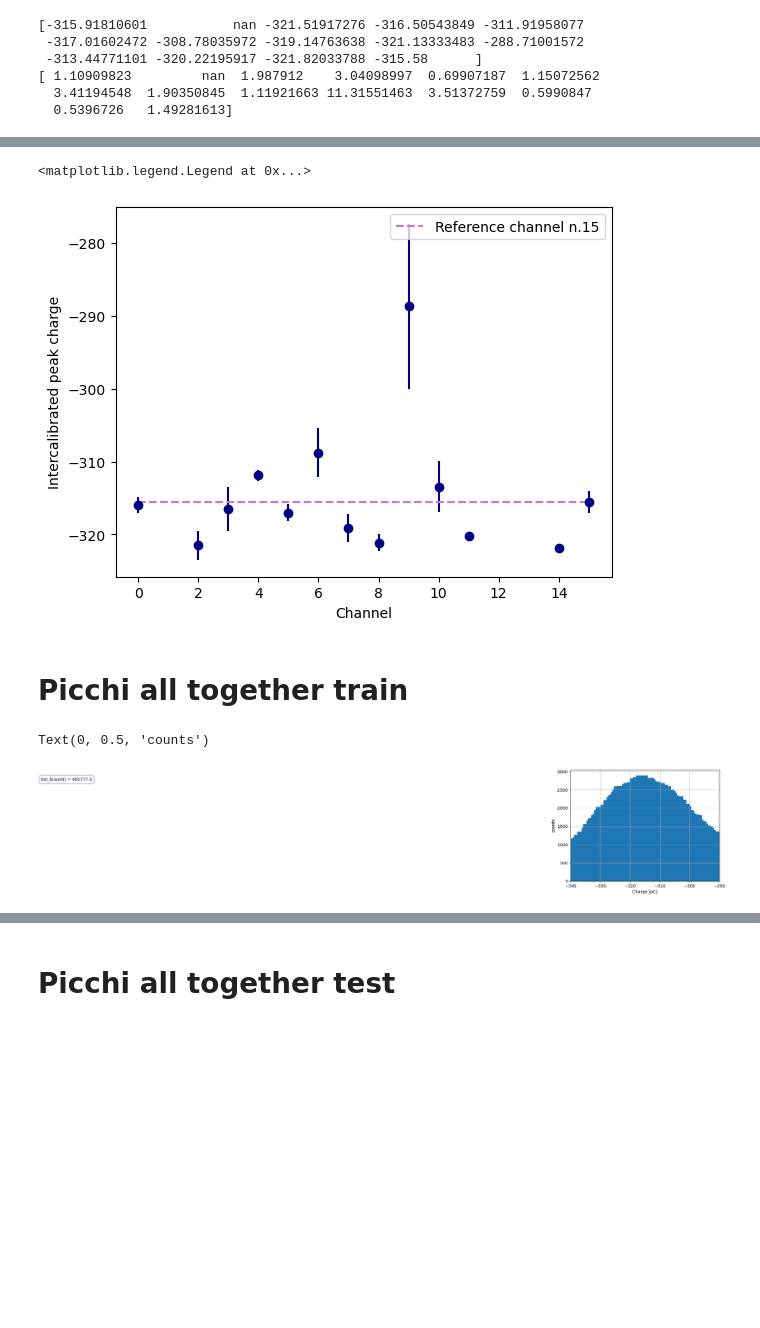
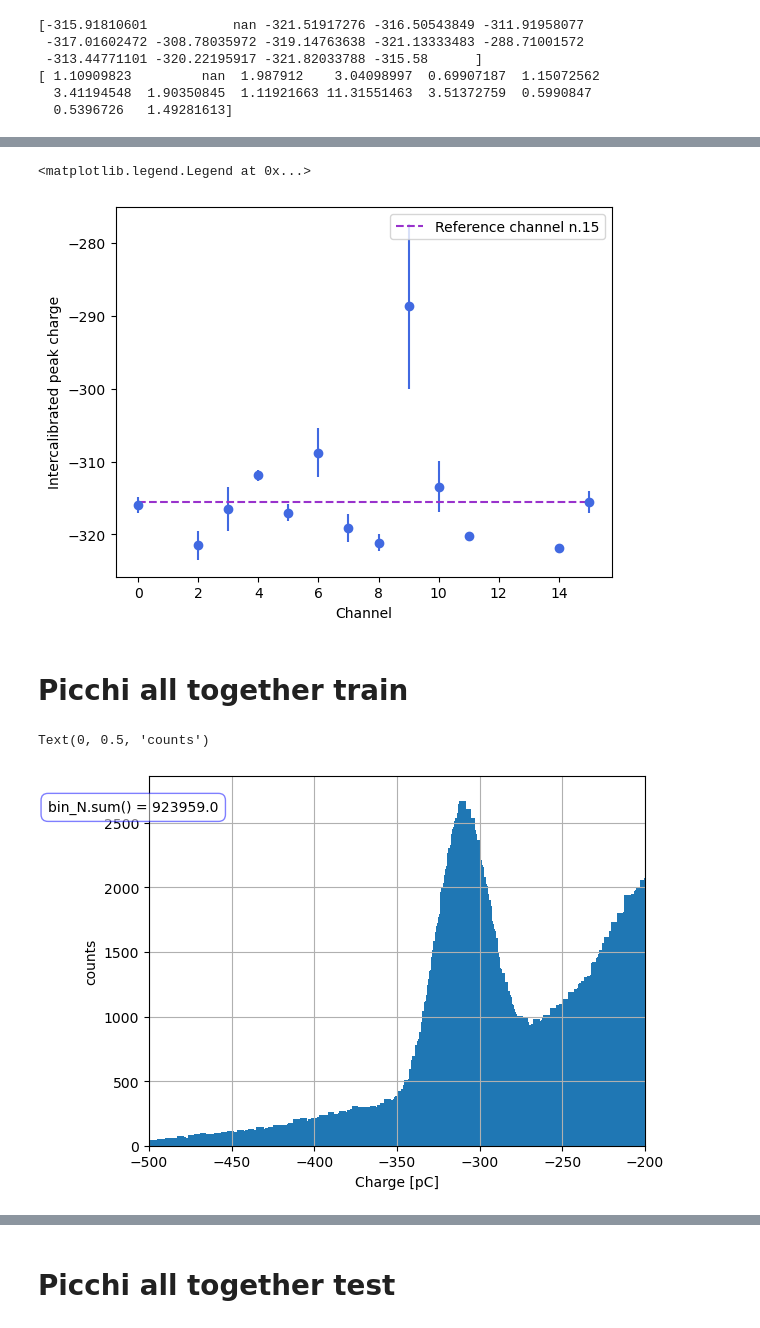
Before and after one commit to 0-DvD-0/Sfera, a Jupyter notebook: Jupyter/intercalibrrazione.ipynb, the cells around one changed output, grey strips where cells are left out. Drawn from its saved outputs; the diff is of its cells as text; code cells hidden in the pictures; blank space fills up the shorter version.

```diff
--- a/Jupyter/intercalibrrazione.ipynb
+++ b/Jupyter/intercalibrrazione.ipynb
@@ -120,13 +138,14 @@ print(test_peak_errors)
 # %%
+#plot con train e test insieme
 #plot
-plt.errorbar(list, test_peak_centers, yerr=test_peak_errors, ls='', marker='o', color='navy')
-plt.plot(list, 0*np.array(list) + peak_centers[channel_ref], color='orchid', ls='--', label='Reference channel n.{}'.format(channel_ref))
+plt.errorbar(list, test_peak_centers, yerr=test_peak_errors, ls='', marker='o', color='royalblue')
+plt.plot(list, 0*np.array(list) + peak_centers[channel_ref], color='darkorchid', ls='--', label='Reference channel n.{}'.format(channel_ref))
 plt.xlabel('Channel')
 plt.ylabel('Intercalibrated peak charge')
 plt.legend()
 # %% [output]
 <matplotlib.legend.Legend at 0x...>
-[figure, old version]
+[figure, new version]
 # %%
 #0, 3, 5, 7, 10, 15
 nice_channels=[0, 3, 5, 7, 10, 15]
@@ -155,7 +174,7 @@ PATH_MARTI="../Dati/Run_chall_ChargeHistos_4_12_2024_10M.dat"
 #PATH_SAM="../Dati/12_APR/Run_chall_ChargeHistos_4_12_2024_10M.dat"
 edge_N_all, bin_N_all = load_histo(PATH_MARTI)
 
-channel = 15
+channel = 0
 
 if(channel == 12 or channel == 13 or channel == 1):
     exit()
@@ -179,35 +198,35 @@ edge_N = np.array(tmp)
 centers_N = np.convolve(edge_N, [0.5, 0.5], "valid")
 err_N = np.sqrt(bin_N)
 # %%
-lim_list = [[-335, -280],  #ch0
+lim_list = [[-500, -200],  #ch0
                 [-1, -1],  #ch1
                 [-360, -300],  #ch2
                 [-350, -280],  #ch3
                 [-320, -263],  #ch4
                 [-320, -270],  #ch5
                 [-310, -250],  #ch6
                 [-365, -310],  #ch7
                 [-335, -280],  #ch8
                 [340, 470],  #ch9
                 [-409, -340],  #ch10
                 [-318, -255],  #ch11
                 [-1, -1],  #ch12
                 [-1, -1],  #ch13
                 [-350, -280],  #ch14
                 [-340, -290]   #ch15
                 ]
 
 lim_N = lim_list[channel]
 plt.text(centers_N.min() * 0.85, bin_N.max() * 95 / 100, f'{bin_N.sum() = }', fontsize=10, color='black', ha='center',
          bbox=dict(facecolor='white', alpha=0.5, edgecolor='blue', boxstyle='round,pad=0.5'))
 plt.bar(centers_N, bin_N, width = 4)
 plt.xlim(lim_N)
 plt.grid()
 plt.xlabel("Charge [pC]")
 plt.ylabel("counts")
 # %% [output]
 Text(0, 0.5, 'counts')
-[figure, old version]
+[figure, new version]
 # %%
 for ch in nice_channels:
 
```
Also changed, not shown: parts of 4 cells of this notebook.
